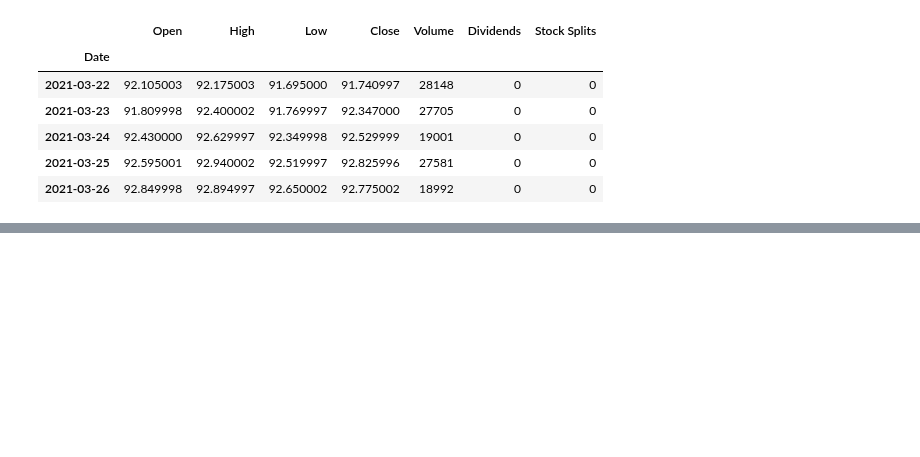
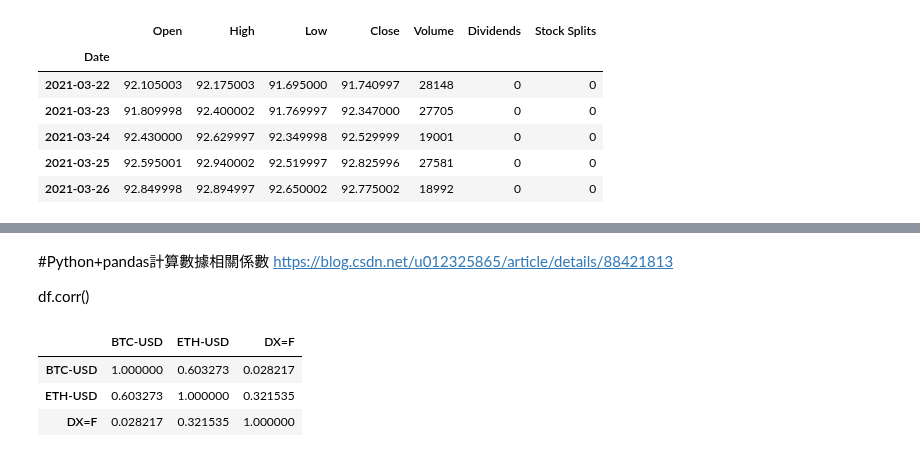
Before and after one commit to tewei0328/teach-visulization, a Jupyter notebook: viz1_yfinance_plot2_BTC_ETH_USDT.ipynb, the cells around one changed output, grey strips where cells are left out. Drawn from its saved outputs; the diff is of its cells as text; code cells hidden in the pictures; blank space fills up the shorter version.

```diff
--- a/viz1_yfinance_plot2_BTC_ETH_USDT.ipynb
+++ b/viz1_yfinance_plot2_BTC_ETH_USDT.ipynb
@@ -96,3 +96,15 @@ df_many.head()
+# %% [markdown]
+#Python+pandas計算數據相關係數
+https://blog.csdn.net/u012325865/article/details/88421813
+
+df.corr()
+# %%
+df_many.corr()
+# %% [output]
+|  | BTC-USD | ETH-USD | DX=F |
+| BTC-USD | 1.000000 | 0.603273 | 0.028217 |
+| ETH-USD | 0.603273 | 1.000000 | 0.321535 |
+| DX=F | 0.028217 | 0.321535 | 1.000000 |
 # %%
 # Plot the grid lines
 import matplotlib.pyplot as plt
```
Also changed, not shown: parts of 8 cells of this notebook.
